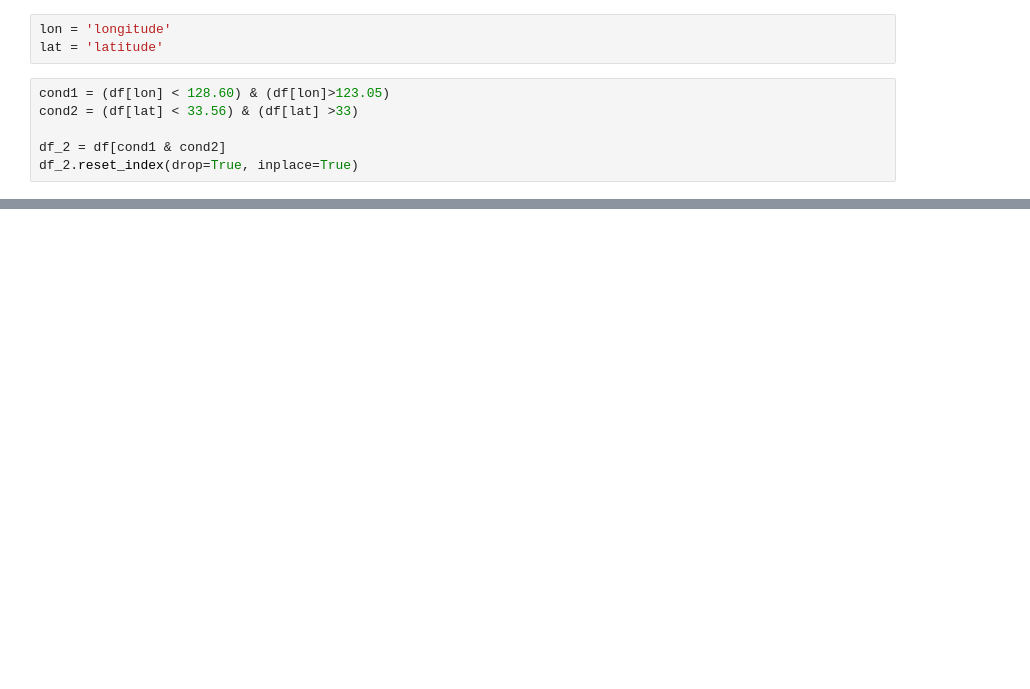
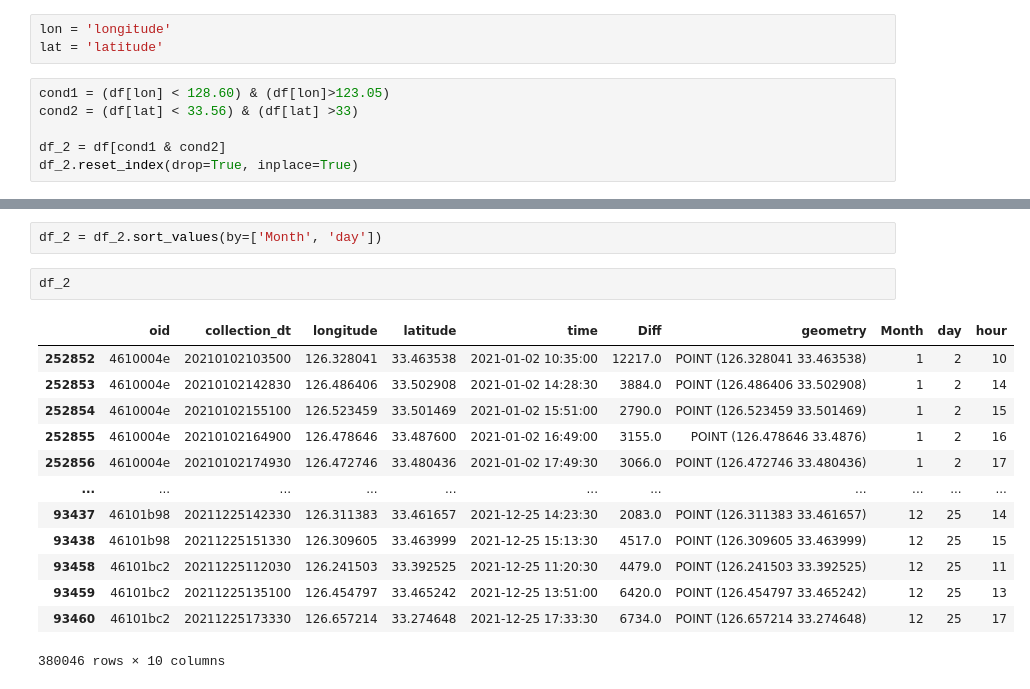
Before and after one commit to earliswell/Poster_01, a Jupyter notebook: geopandas.ipynb, the cells around one changed output, grey strips where cells are left out. Drawn from its saved outputs; the diff is of its cells as text; blank space fills up the shorter version.

```diff
--- a/geopandas.ipynb
+++ b/geopandas.ipynb
@@ -88,0 +185,18 @@ plt.show()
+# %%
+df_2 = df_2.sort_values(by=['Month', 'day'])
+# %%
+df_2
+# %% [output]
+|  | oid | collection_dt | longitude | latitude | time | Diff | geometry | Month | day | hour |
+| 252852 | 4610004e | 20210102103500 | 126.328041 | 33.463538 | 2021-01-02 10:35:00 | 12217.0 | POINT (126.328041 33.463538) | 1 | 2 | 10 |
+| 252853 | 4610004e | 20210102142830 | 126.486406 | 33.502908 | 2021-01-02 14:28:30 | 3884.0 | POINT (126.486406 33.502908) | 1 | 2 | 14 |
+| 252854 | 4610004e | 20210102155100 | 126.523459 | 33.501469 | 2021-01-02 15:51:00 | 2790.0 | POINT (126.523459 33.501469) | 1 | 2 | 15 |
+| 252855 | 4610004e | 20210102164900 | 126.478646 | 33.487600 | 2021-01-02 16:49:00 | 3155.0 | POINT (126.478646 33.4876) | 1 | 2 | 16 |
+| 252856 | 4610004e | 20210102174930 | 126.472746 | 33.480436 | 2021-01-02 17:49:30 | 3066.0 | POINT (126.472746 33.480436) | 1 | 2 | 17 |
+| ... | ... | ... | ... | ... | ... | ... | ... | ... | ... | ... |
+| 93437 | 46101b98 | 20211225142330 | 126.311383 | 33.461657 | 2021-12-25 14:23:30 | 2083.0 | POINT (126.311383 33.461657) | 12 | 25 | 14 |
+| 93438 | 46101b98 | 20211225151330 | 126.309605 | 33.463999 | 2021-12-25 15:13:30 | 4517.0 | POINT (126.309605 33.463999) | 12 | 25 | 15 |
+| 93458 | 46101bc2 | 20211225112030 | 126.241503 | 33.392525 | 2021-12-25 11:20:30 | 4479.0 | POINT (126.241503 33.392525) | 12 | 25 | 11 |
+| 93459 | 46101bc2 | 20211225135100 | 126.454797 | 33.465242 | 2021-12-25 13:51:00 | 6420.0 | POINT (126.454797 33.465242) | 12 | 25 | 13 |
+| 93460 | 46101bc2 | 20211225173330 | 126.657214 | 33.274648 | 2021-12-25 17:33:30 | 6734.0 | POINT (126.657214 33.274648) | 12 | 25 | 17 |
+380046 rows × 10 columns
```
Also changed, not shown: parts of 16 cells of this notebook.
